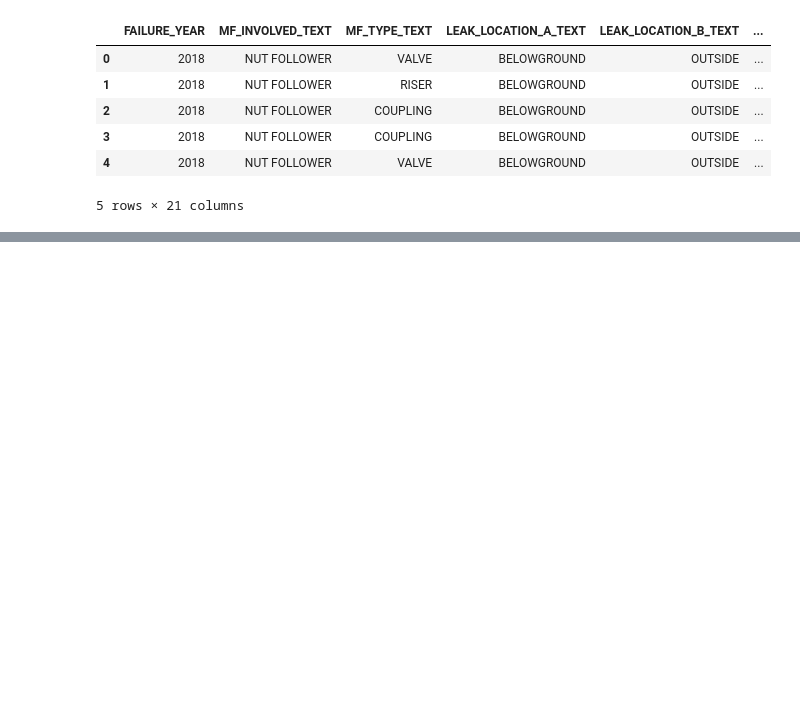
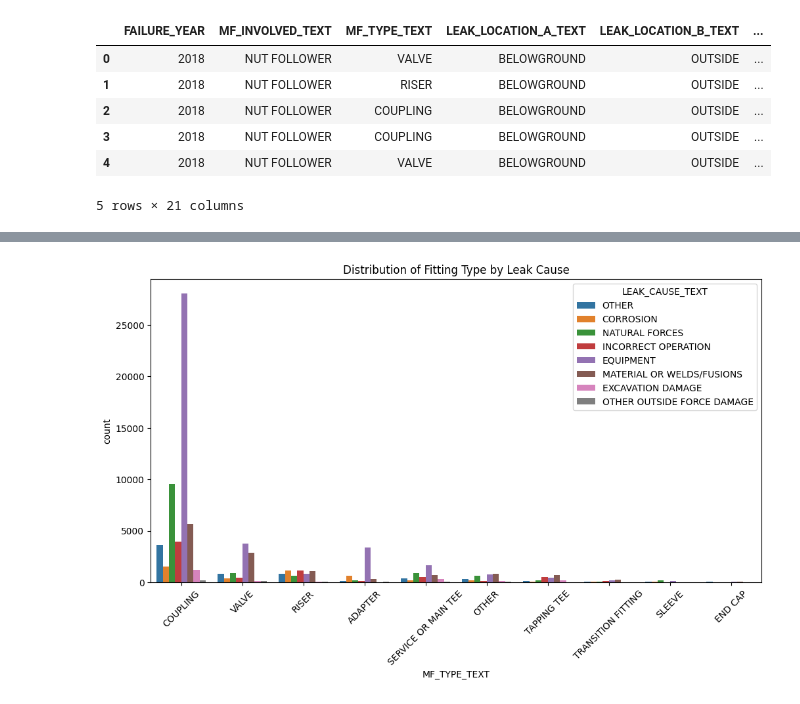
Before and after one commit to YesithW/Milling_PredictiveMaintenance, a Jupyter notebook: Mechanical_Fitting_Failure.ipynb, the cells around one changed output, grey strips where cells are left out. Saved outputs shown, nothing was run; the diff lists cells and outputs as text; code cells hidden in the pictures; blank space fills up the shorter version.

```diff
--- a/Mechanical_Fitting_Failure.ipynb
+++ b/Mechanical_Fitting_Failure.ipynb
@@ -391,0 +587,12 @@ display(df.head())
+# %%
+import seaborn as sns
+import matplotlib.pyplot as plt
+
+# Example: How MF_TYPE_TEXT is distributed per leak cause
+plt.figure(figsize=(12,6))
+sns.countplot(data=df, x='MF_TYPE_TEXT', hue='LEAK_CAUSE_TEXT', order=df['MF_TYPE_TEXT'].value_counts().index)
+plt.title("Distribution of Fitting Type by Leak Cause")
+plt.xticks(rotation=45)
+plt.show()
+# %% [output]
+[figure, added]
```
Also changed, not shown: parts of 22 cells of this notebook.
